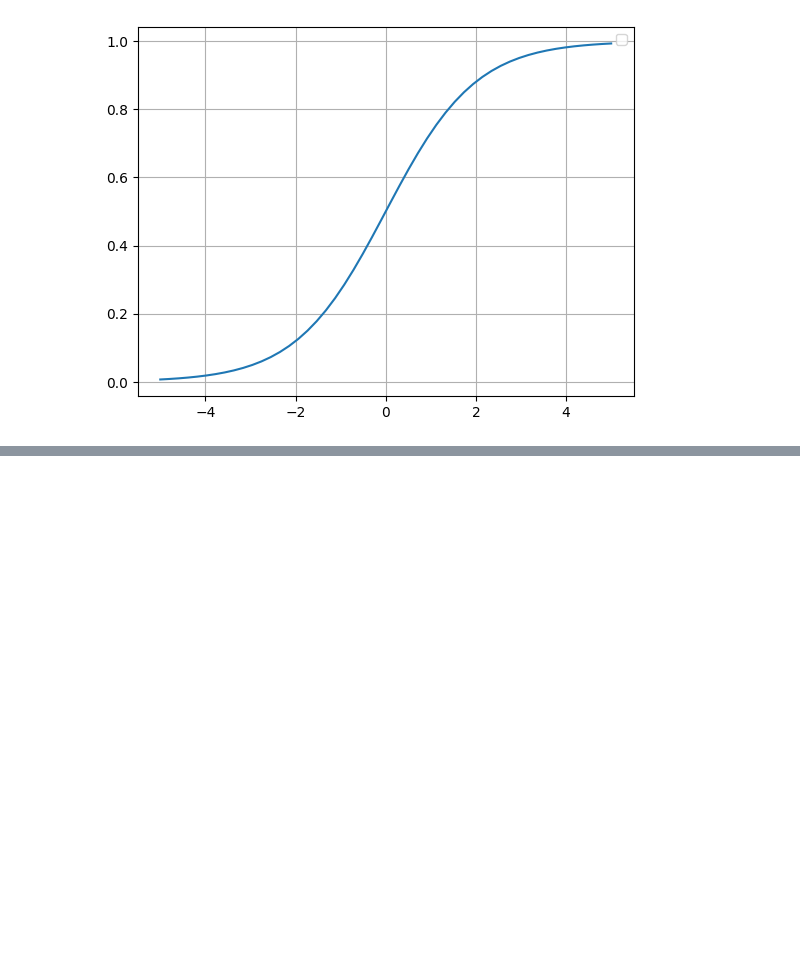
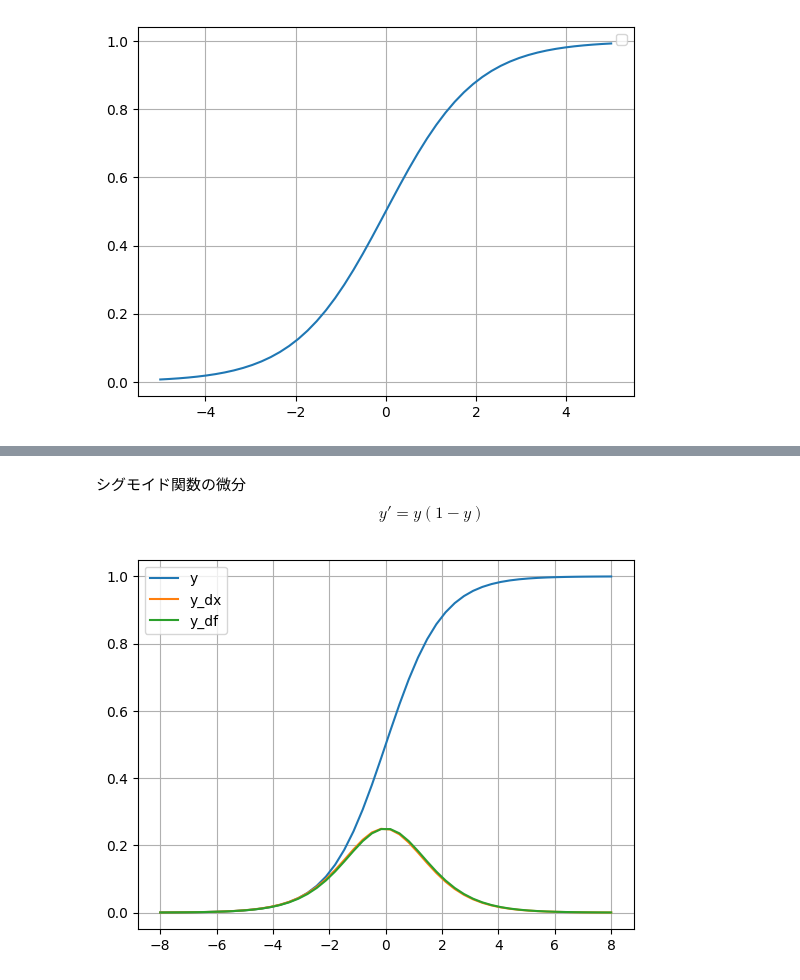
Before and after one commit to sasaokaM/Colab, a Jupyter notebook: みんなのAI講座.ipynb, the cells around one changed output, grey strips where cells are left out. Saved outputs shown, nothing was run; the diff lists cells and outputs as text; code cells hidden in the pictures; blank space fills up the shorter version.

```diff
--- a/みんなのAI講座.ipynb
+++ b/みんなのAI講座.ipynb
@@ -167,0 +221,35 @@ plt.show()
+# %% [markdown]
+シグモイド関数の微分
+$$y' = y(1-y)$$
+# %%
+#シグモイド関数4
+#微分
+import numpy as np
+import matplotlib.pyplot as plt
+
+e = np.e
+
+def sigmoid(x):
+  s = 1 / ( 1 + e**-x )
+  return s
+
+#微分する関数
+def df_sigmoid(x):
+  d = sigmoid(x) * (1 - sigmoid(x))
+  return d
+
+dx = 0.1
+x = np.linspace(-8, 8)
+y = sigmoid(x)
+y_dx = (sigmoid(x+dx) - sigmoid(x)) / dx
+y_df = df_sigmoid(x)
+
+plt.plot(x, y, label='y')
+plt.plot(x, y_dx, label='y_dx')
+plt.plot(x, y_df, label='y_df')
+
+plt.legend()
+plt.grid()
+plt.show()
+# %% [output]
+[figure, added]
```
Also changed, not shown: parts of 8 cells of this notebook.
